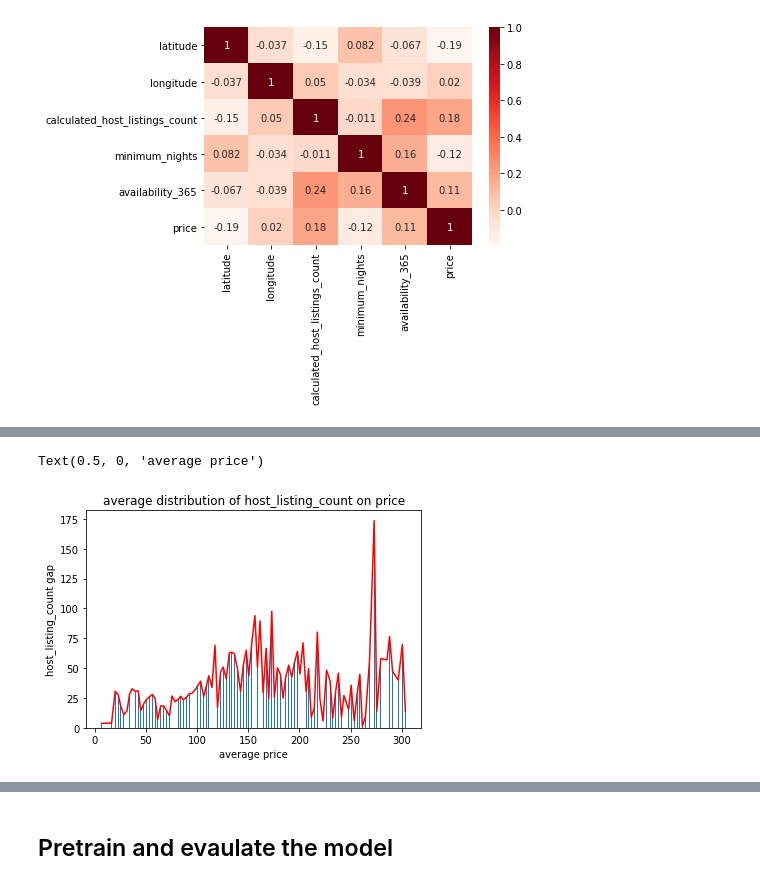
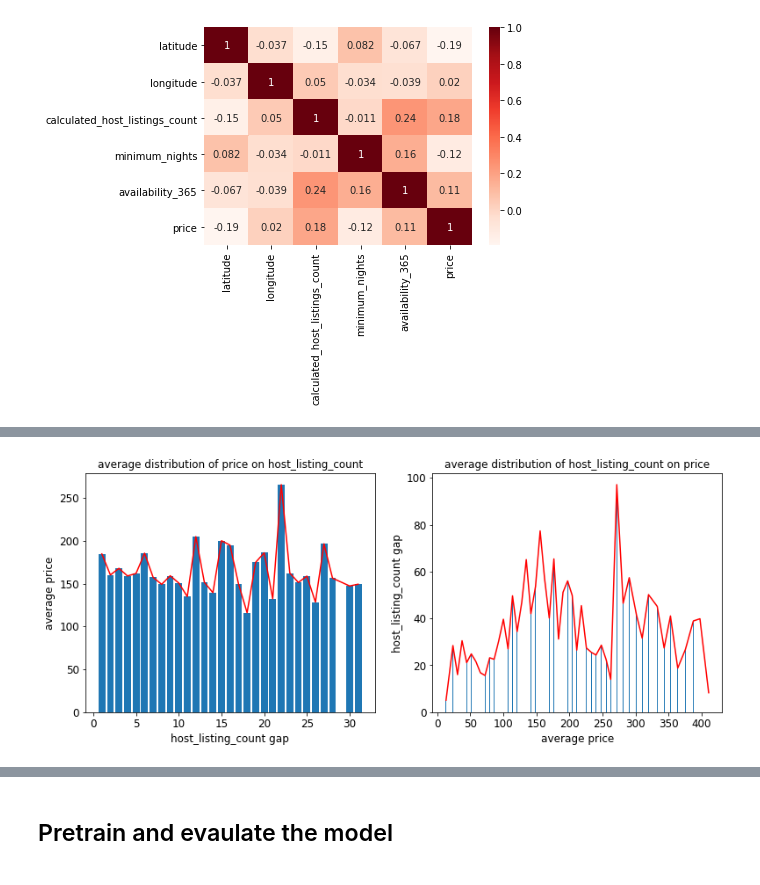
Before and after one commit to ReBachtr/Airbnb_data_analysis, a Jupyter notebook: code/singapore_lyf.ipynb, the cells around one changed output, grey strips where cells are left out. Cells and saved outputs as stored; diff of their text form; code cells hidden in the pictures.

```diff
--- a/code/singapore_lyf.ipynb
+++ b/code/singapore_lyf.ipynb
@@ -215,16 +207,38 @@ Text(0, 0.5, 'average price')
+# %%
+def average_dict(f1_f2):
+    average_f1_f2 = defaultdict(int)
+    for f1 in f1_f2.keys():
+        average_f1_f2[f1] = np.mean(f1_f2[f1])
+
+    return average_f1_f2
 # %%
 # average to ensure one x exactly correspond to one y
+host_price = sp_data.groupby(['calculated_host_listings_count']).price.unique().agg(dict)
+host_price_average = average_dict(host_price)
 price_host = sp_data.groupby(['price']).calculated_host_listings_count.unique().agg(dict)
-price_host_average = defaultdict(int)
-for price in price_host.keys():
-    price_host_average[price] = np.mean(price_host[price])
+price_host_average = average_dict(price_host)
 
-ave_price, ave_host = separate_dict(price_host_average, bins=100)
-plt.bar(ave_price, ave_host)
-plt.plot(ave_price,ave_host, color='r')
+fig = plt.figure(figsize=(13,5)) # create the canvas for plotting
+plt.subplot(1,2,1)
+
+ave_host1, ave_price1 = separate_dict(host_price_average, bins=30)
+#ax1.figure()
+plt.bar(ave_host1, ave_price1)
+plt.plot(ave_host1, ave_price1,color='r')
+plt.title('average distribution of price on host_listing_count')
+plt.xlabel('host_listing_count gap',fontsize=12)
+x = plt.xticks(fontsize=12)
+plt.ylabel('average price',fontsize=12)
+y = plt.yticks(fontsize=12)
+
+plt.subplot(1,2,2)
+ave_price2, ave_host2 = separate_dict(price_host_average, bins=50)
+plt.bar(ave_price2, ave_host2)
+plt.plot(ave_price2,ave_host2, color='r')
 plt.title('average distribution of host_listing_count on price')
-plt.ylabel('host_listing_count gap')
-plt.xlabel('average price')
+plt.ylabel('host_listing_count gap',fontsize=12)
+y = plt.yticks(fontsize=12)
+plt.xlabel('average price',fontsize=12)
+x = plt.xticks(fontsize=12)
 # %% [output]
-Text(0.5, 0, 'average price')
-[figure, old version]
+[figure, new version]
```
Also changed, not shown: parts of 27 cells of this notebook.
